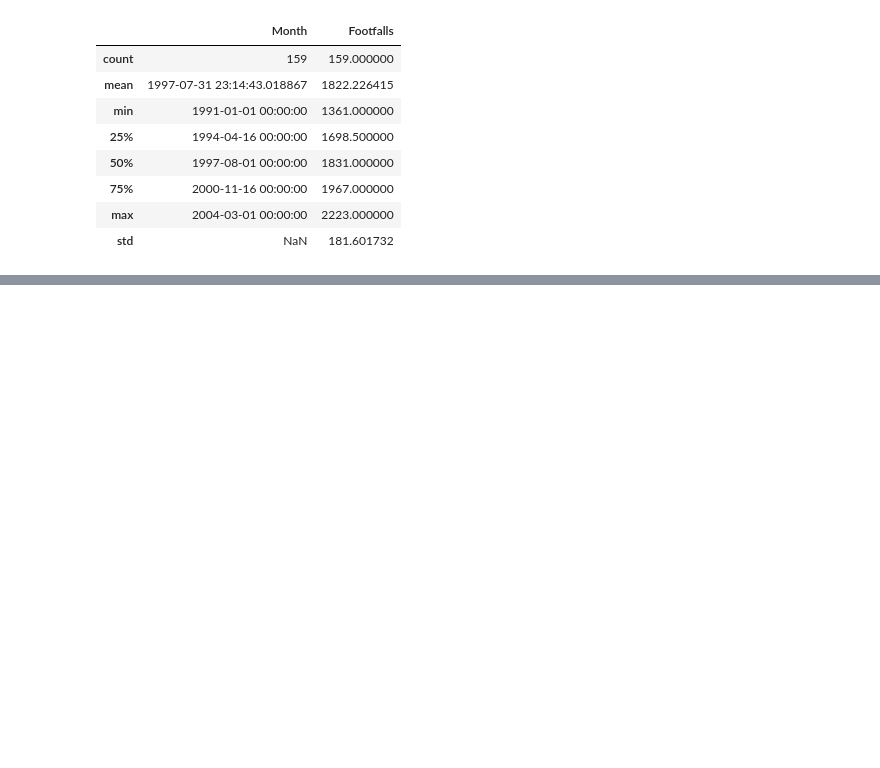
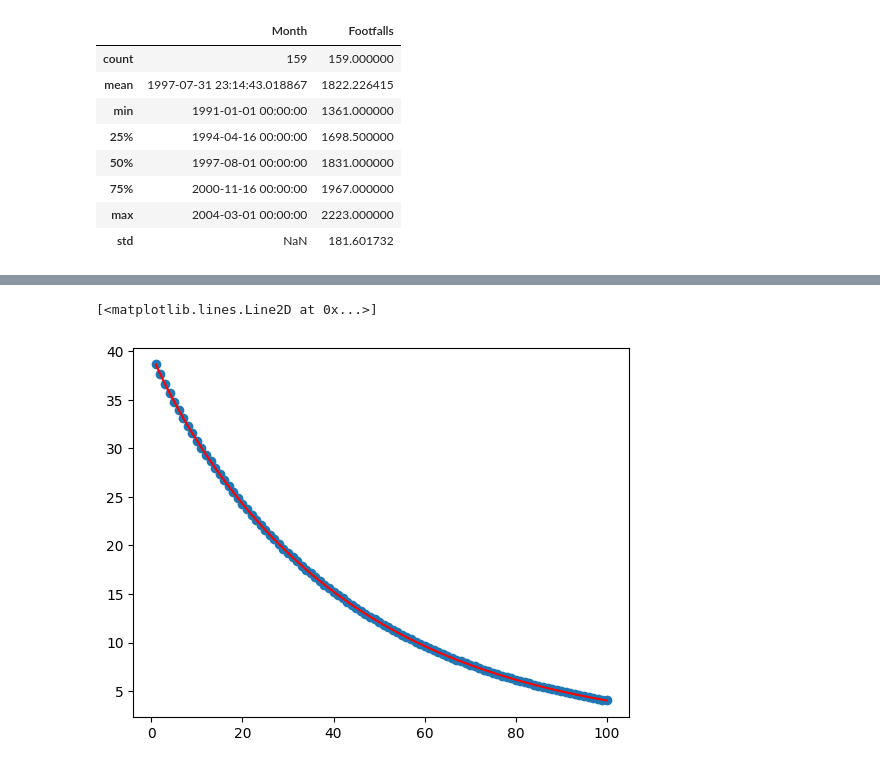
Before and after one commit to Mohammed-Zaheerullah/data-science-portfolio, a Jupyter notebook: core-data-science-practice.ipynb, the cells around one changed output, grey strips where cells are left out. Saved outputs shown, nothing was run; the diff lists cells and outputs as text; code cells hidden in the pictures; blank space fills up the shorter version.

```diff
--- a/core-data-science-practice.ipynb
+++ b/core-data-science-practice.ipynb
@@ -2844,0 +3003,8 @@ basic_stats
+# %%
+import matplotlib.pyplot as plt
+
+plt.scatter(range(1, 101), mse_values)
+plt.plot(range(1, 101), mse_values, color='red')
+# %% [output]
+[<matplotlib.lines.Line2D at 0x...>]
+[figure, added]
```
Also changed, not shown: parts of 9 cells of this notebook.
